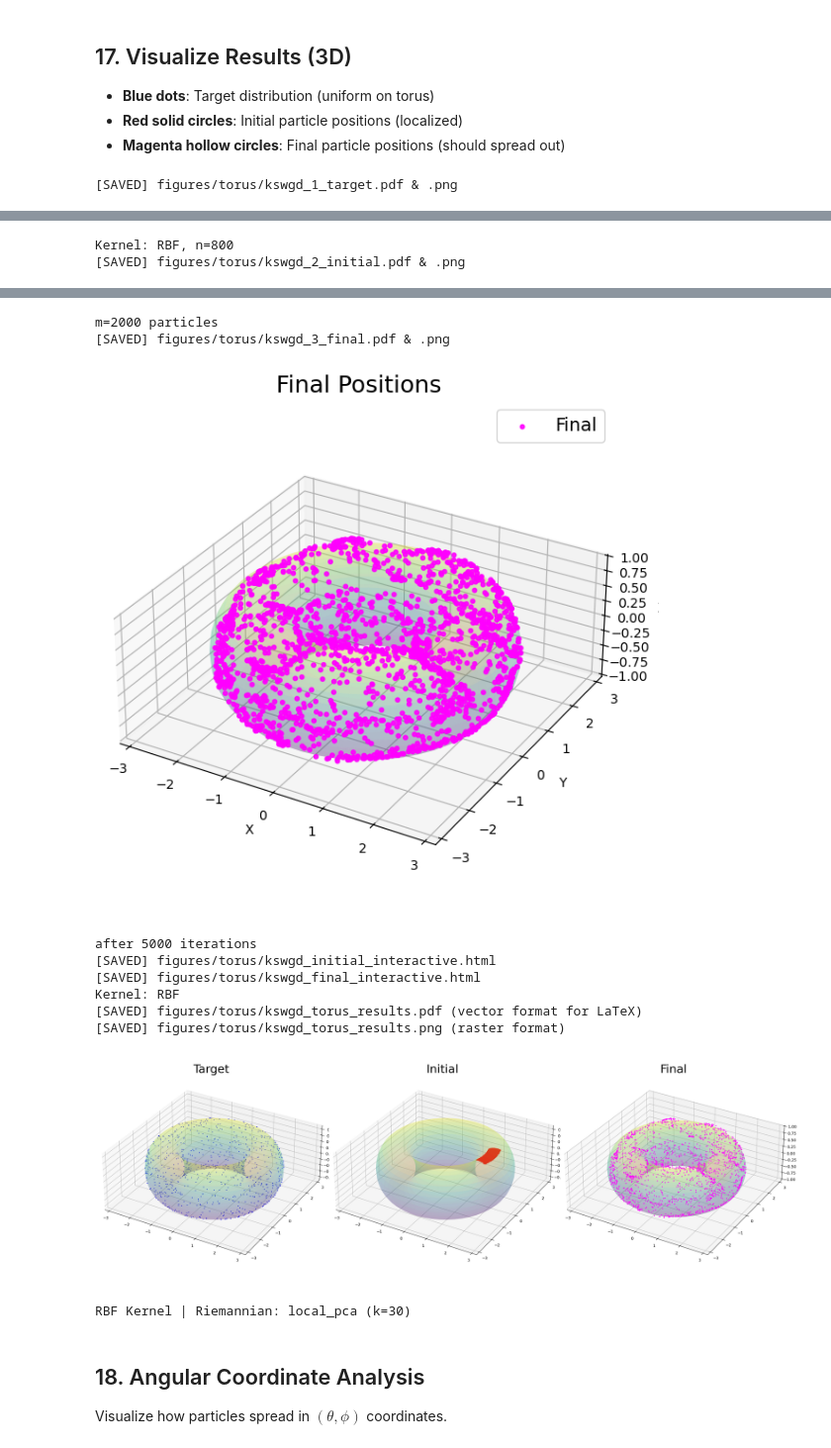
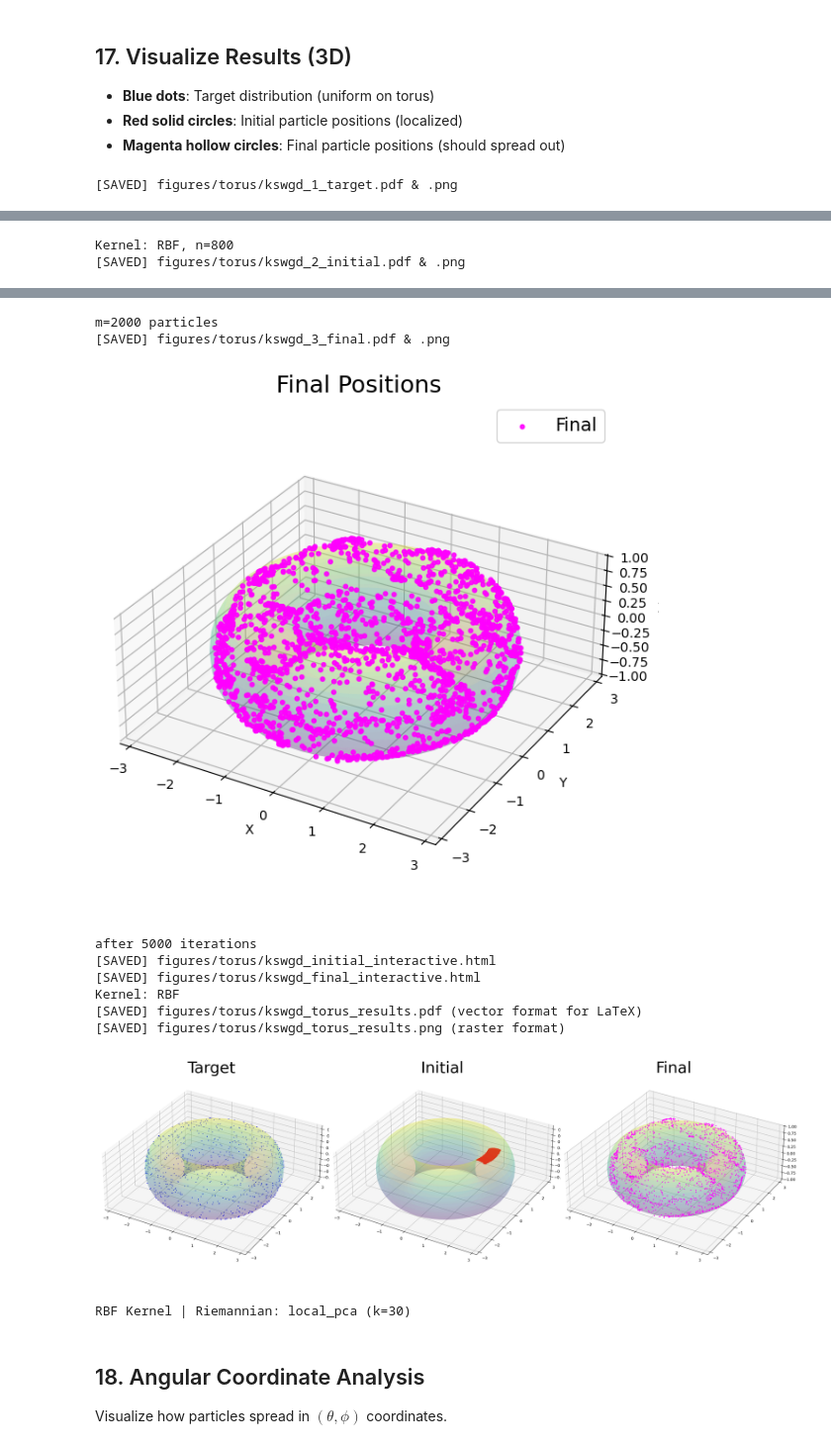
Before and after one commit to TalkingDoll/kswgd, a Jupyter notebook: test_1_torus_kernel_edmd.ipynb, the cells around one changed output, grey strips where cells are left out. Shown at 99% size. Saved outputs shown, nothing was run; the diff lists cells and outputs as text; code cells hidden in the pictures.

```diff
--- a/test_1_torus_kernel_edmd.ipynb
+++ b/test_1_torus_kernel_edmd.ipynb
@@ -1147,45 +1147,45 @@ fig_pdf, axes_pdf = plt.subplots(1, 3, figsize=(25, 10), subplot_kw={'projection
 # Target
 axes_pdf[0].plot_surface(X_surf, Y_surf, Z_surf, alpha=0.2, cmap='viridis', edgecolor='none')
 axes_pdf[0].scatter(X_tar[:, 0], X_tar[:, 1], X_tar[:, 2], s=2, c='blue', alpha=0.7)
-axes_pdf[0].set_title('Target', fontsize=30, y=1.0)
+axes_pdf[0].set_title('Target', fontsize=40, y=1.0)
 axes_pdf[0].set_box_aspect([1, 1, 0.4])
 
 # Initial
 axes_pdf[1].plot_surface(X_surf, Y_surf, Z_surf, alpha=0.2, cmap='viridis', edgecolor='none')
 axes_pdf[1].scatter(x_t[:, 0, 0], x_t[:, 1, 0], x_t[:, 2, 0], s=3, c='red', alpha=0.9)
-axes_pdf[1].set_title('Initial', fontsize=30, y=1.0)
+axes_pdf[1].set_title('Initial', fontsize=40, y=1.0)
 axes_pdf[1].set_box_aspect([1, 1, 0.4])
 
 # Final
 axes_pdf[2].plot_surface(X_surf, Y_surf, Z_surf, alpha=0.2, cmap='viridis', edgecolor='none')
 axes_pdf[2].scatter(x_t[:, 0, -1], x_t[:, 1, -1], x_t[:, 2, -1], s=3, c='magenta', alpha=0.9)
-axes_pdf[2].set_title('Final', fontsize=30, y=1.0)
+axes_pdf[2].set_title('Final', fontsize=40, y=1.0)
 axes_pdf[2].set_box_aspect([1, 1, 0.4])
 
 # plt.suptitle('KSWGD on Torus', fontsize=22, y=0.98)
 plt.tight_layout(rect=[0, 0, 1, 0.95])
 plt.savefig('figures/torus/kswgd_torus_results.pdf', dpi=300, bbox_inches='tight')
 plt.savefig('figures/torus/kswgd_torus_results.png', dpi=300, bbox_inches='tight')
 print("[SAVED] figures/torus/kswgd_torus_results.pdf (vector format for LaTeX)")
 print("[SAVED] figures/torus/kswgd_torus_results.png (raster format)")
 plt.show()
 print(f'{kernel_name} Kernel | Riemannian: local_pca (k={LOCAL_PCA_K_NEIGHBORS})' if USE_RIEMANNIAN_GRADIENT else f'{kernel_name} Kernel | Euclidean gradient')
 # %% [output]
 [SAVED] figures/torus/kswgd_1_target.pdf & .png
 [figure]
 Kernel: RBF, n=800
 [SAVED] figures/torus/kswgd_2_initial.pdf & .png
 [figure]
 m=2000 particles
 [SAVED] figures/torus/kswgd_3_final.pdf & .png
 [figure]
 after 5000 iterations
 [SAVED] figures/torus/kswgd_initial_interactive.html
 [SAVED] figures/torus/kswgd_final_interactive.html
 Kernel: RBF
 [SAVED] figures/torus/kswgd_torus_results.pdf (vector format for LaTeX)
 [SAVED] figures/torus/kswgd_torus_results.png (raster format)
-[figure, old version]
+[figure, new version]
 RBF Kernel | Riemannian: local_pca (k=30)
 # %% [markdown]
 ## 18. Angular Coordinate Analysis
```
Also changed, not shown: 10 other files.
